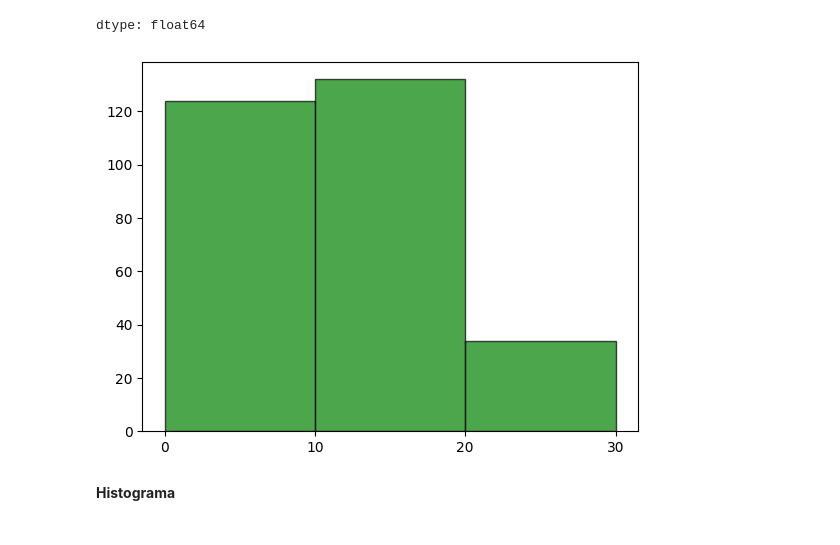
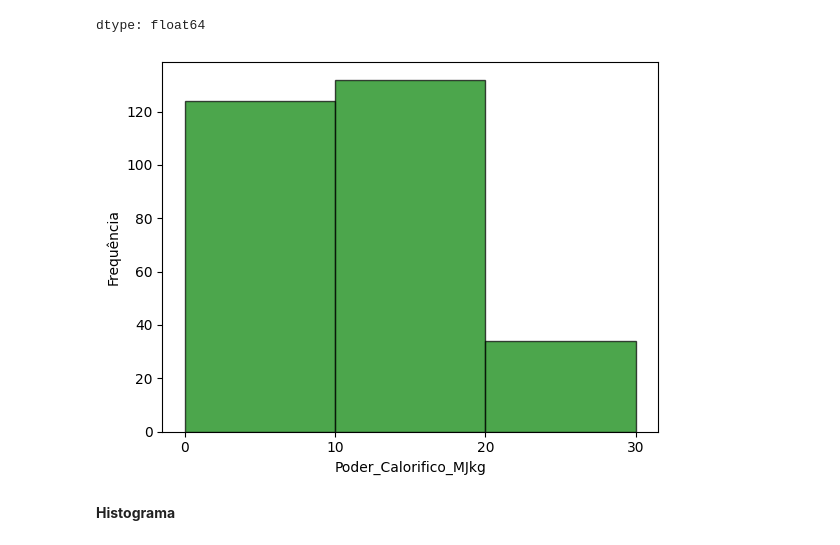
Before and after one commit to gobstech/Solid_Waste_Data_Analysis_Study, a Jupyter notebook: src/quant2_graficos_e_medidas.ipynb, the cells around one changed output. Saved outputs shown, nothing was run; the diff lists cells and outputs as text; code cells hidden in the pictures.

```diff
--- a/src/quant2_graficos_e_medidas.ipynb
+++ b/src/quant2_graficos_e_medidas.ipynb
@@ -58,12 +58,14 @@ dtype: float64
 # %%
 #Organiza em intervalos de mesmo tamanho e plota o histograma no final
 classes=range(0,40,10)
 plt.hist(df.Poder_Calorifico_MJkg,bins=classes,rwidth=1, color='green', alpha=0.7, edgecolor='black')
 #Insere os marcadores no eixo x de acordo com o que foi definido
 plt.xticks(ticks=[0, 10, 20, 30], labels=['0', '10', '20', '30'], rotation=0)
+plt.xlabel("Poder_Calorifico_MJkg",size=10)
+plt.ylabel("Frequência",size=10)
 plt.show()
 # %% [output]
-[figure, old version]
+[figure, new version]
 # %% [markdown]
 **Histograma**
 # %%
```
